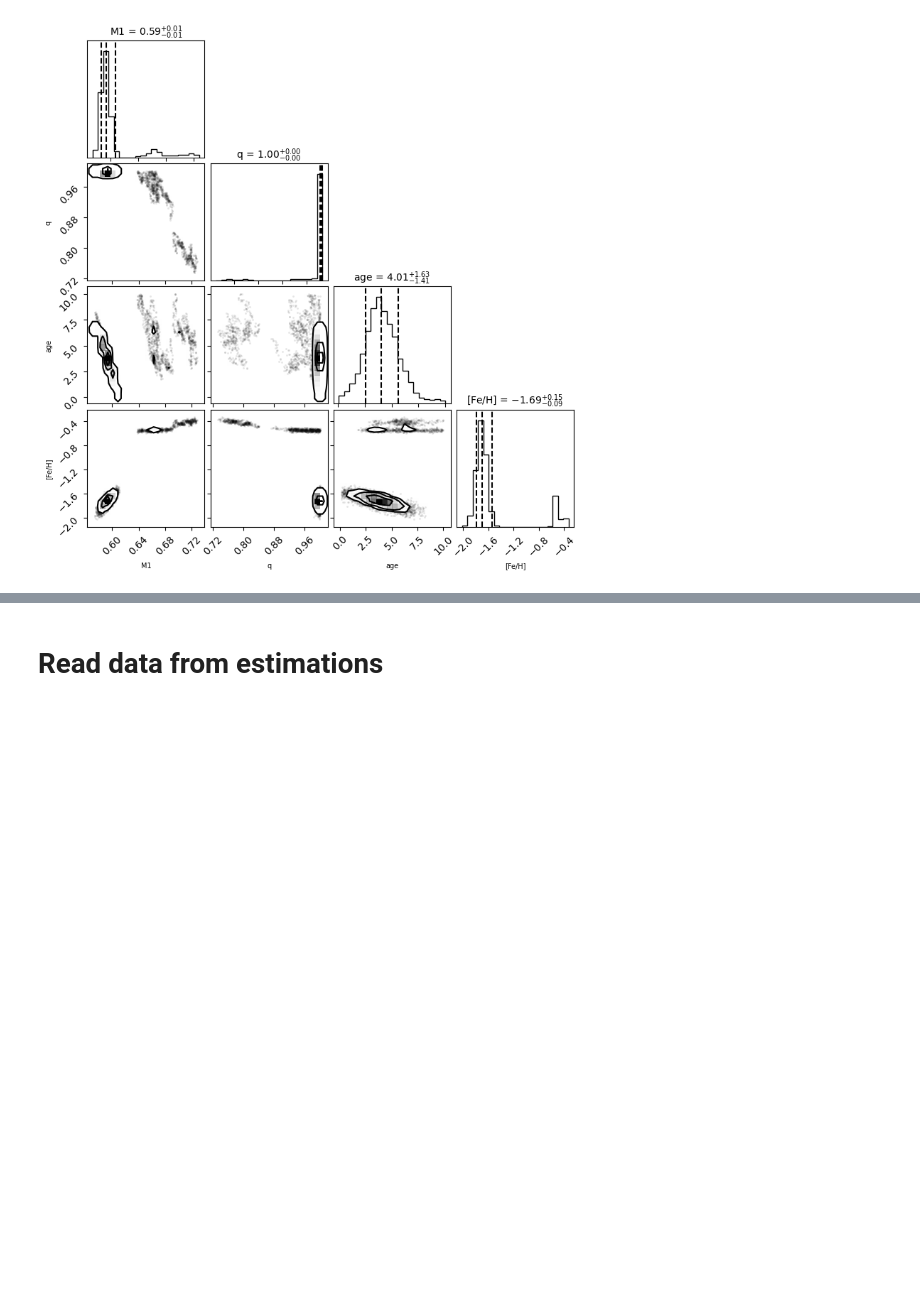
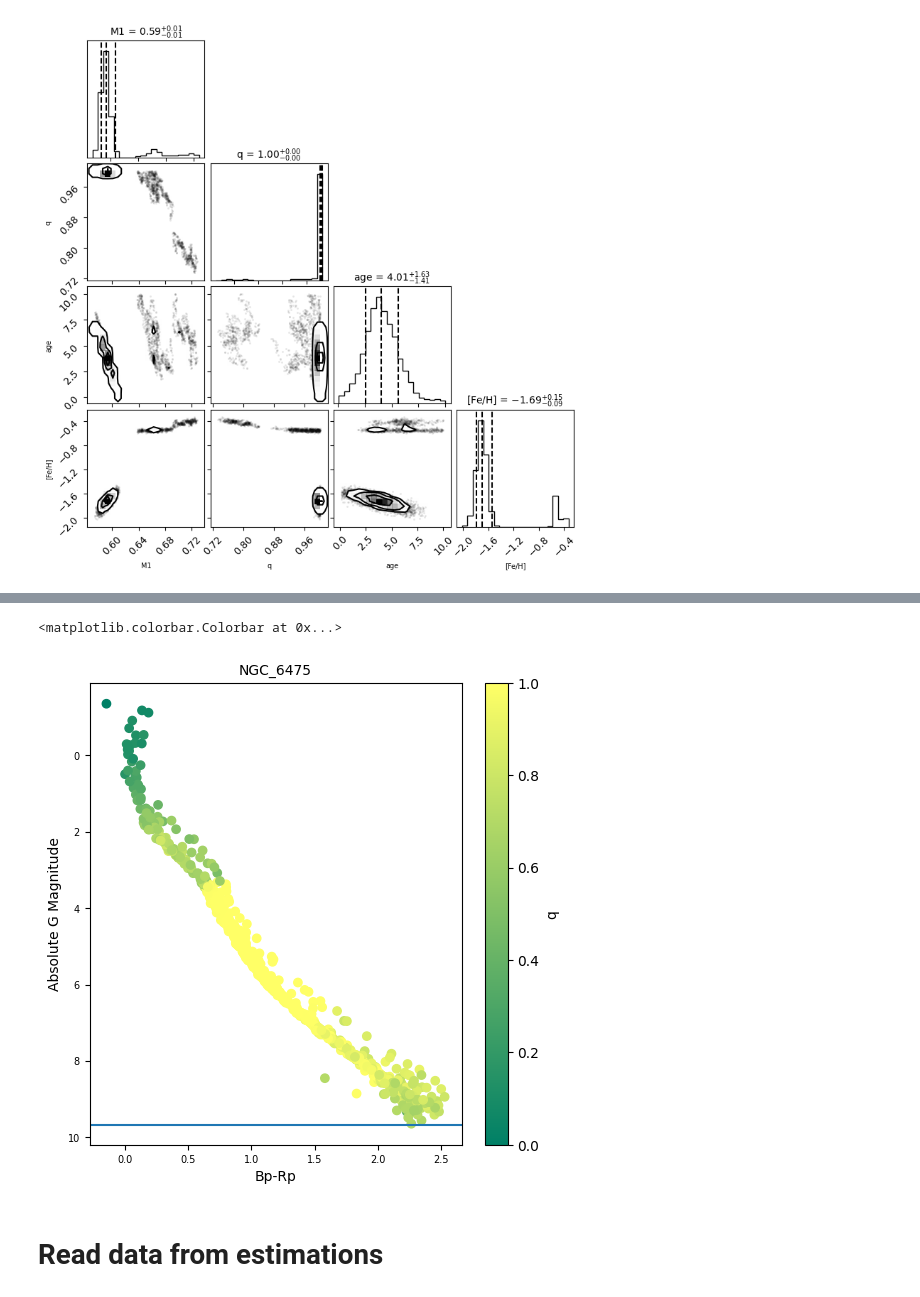
Before and after one commit to stevenalfonso/SBIforBinaryStars, a Jupyter notebook: sbi_for_binaries.ipynb, the cells around one changed output, grey strips where cells are left out. Cells and saved outputs as stored; diff of their text form; code cells hidden in the pictures; blank space fills up the shorter version.

```diff
--- a/sbi_for_binaries.ipynb
+++ b/sbi_for_binaries.ipynb
@@ -452,6 +436,6 @@ parameters = np.empty((num_injections, num_samples, L))
 
 for i in tqdm(range(num_injections)):
     observation_per_star = bound_df_cluster[['g_mag','bp_mag','rp_mag']].to_numpy()[i]
-    print(observation_per_star)
-    parameters[i] = posterior.sample((num_samples,), x=torch.tensor(observation_per_star), show_progress_bars=True)
-    break
+    #print(observation_per_star)
+    parameters[i] = posterior.sample((num_samples,), x=torch.tensor(observation_per_star), show_progress_bars=False)
+    #break
@@ -512,0 +475,15 @@ final_parameters
+# %%
+import json
+with open(f'./data/estimations_{cluster}.json') as f:
+    estimations = json.load(f)
+# %%
+bound_df_cluster['mass'] = np.nan
+bound_df_cluster['q'] = np.nan
+bound_df_cluster['age'] = np.nan
+bound_df_cluster['fe_h'] = np.nan
+
+for i in range(len(bound_df_cluster)):
+    bound_df_cluster.loc[i, 'mass'] = estimations[str(i)]['mass']
+    bound_df_cluster.loc[i, 'q'] = estimations[str(i)]['q']
+    bound_df_cluster.loc[i, 'age'] = estimations[str(i)]['age']
+    bound_df_cluster.loc[i, 'fe_h'] = estimations[str(i)]['fe_h']
@@ -513,3 +506,16 @@ final_parameters
+# %%
+fig, ax = plt.subplots(figsize=(6,6))
+ax.set_title(cluster, fontsize=10)
+ax.scatter(bound_df_cluster['bp_mag'] - bound_df_cluster['rp_mag'], bound_df_cluster['g_mag'], marker='o', c=bound_df_cluster['q'], cmap="summer")
+ax.axhline(max_g_mag_simulated)
+ax.invert_yaxis()
+ax.set_xlabel('Bp-Rp')
+ax.set_ylabel('Absolute G Magnitude')
+ax.tick_params(axis='both', which='major', labelsize=7)
+fig.colorbar(plt.cm.ScalarMappable(cmap="summer"), ax=ax, label="q")
+# %% [output]
+<matplotlib.colorbar.Colorbar at 0x...>
+[figure, added]
 # %% [markdown]
 # Read data from estimations
 # %%
```
Also changed, not shown: parts of 5 cells of this notebook, 4 other files.
